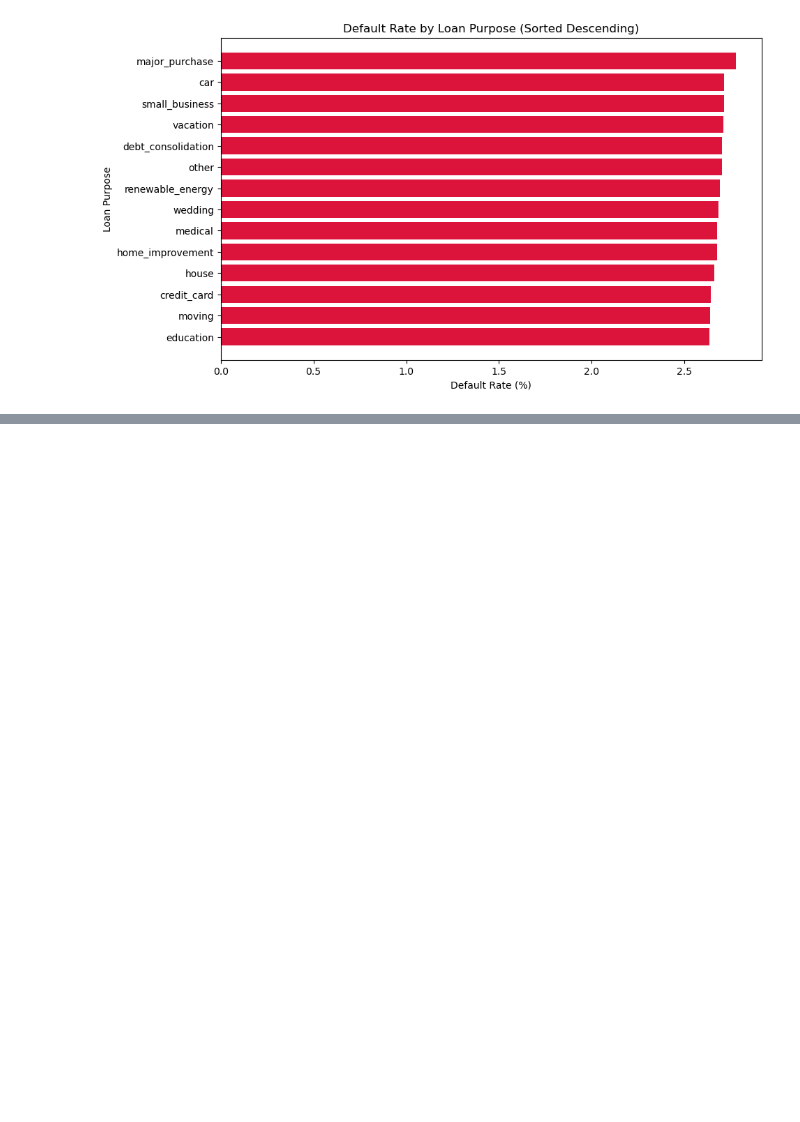
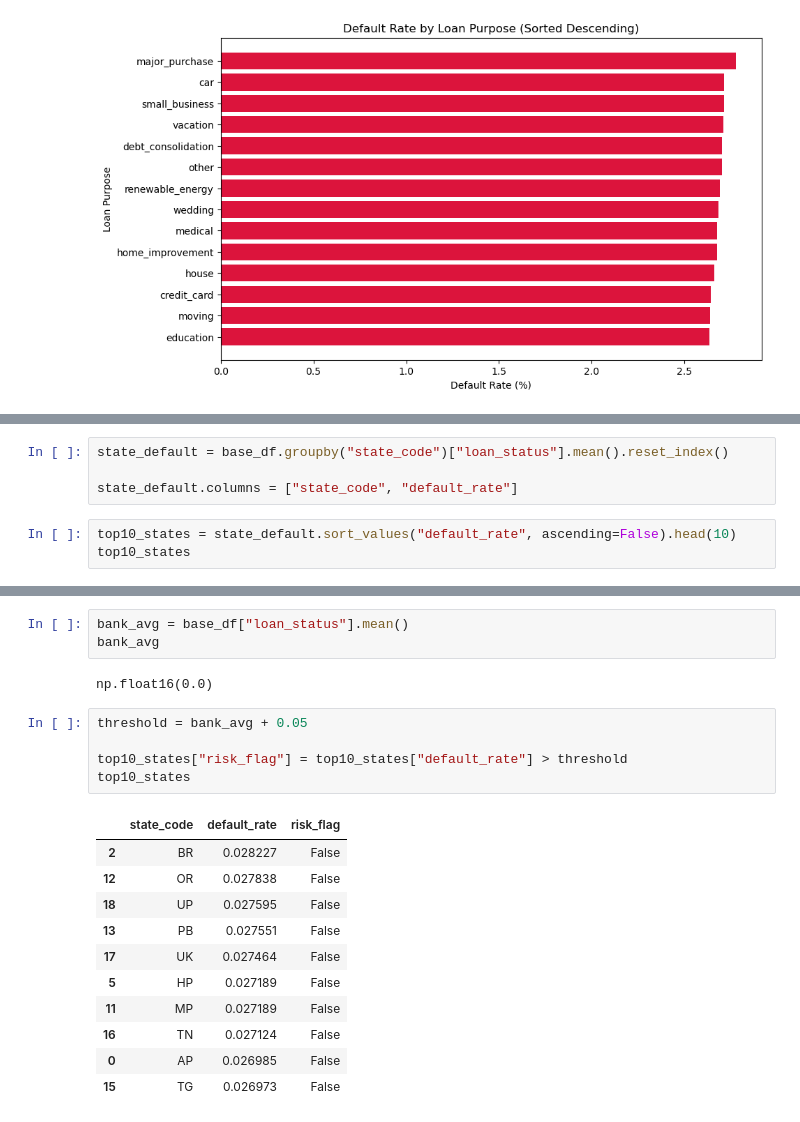
Before and after one commit to Payal10-Git/finalEDA, a Jupyter notebook: EDA_FINAL_35.ipynb, the cells around one changed output, grey strips where cells are left out. Drawn from its saved outputs; the diff is of its cells as text; blank space fills up the shorter version.

```diff
--- a/EDA_FINAL_35.ipynb
+++ b/EDA_FINAL_35.ipynb
@@ -1415,0 +1445,7 @@ plt.show()
+# %%
+state_default = base_df.groupby("state_code")["loan_status"].mean().reset_index()
+
+state_default.columns = ["state_code", "default_rate"]
+# %%
+top10_states = state_default.sort_values("default_rate", ascending=False).head(10)
+top10_states
@@ -1415,0 +1464,22 @@ plt.show()
+# %%
+bank_avg = base_df["loan_status"].mean()
+bank_avg
+# %% [output]
+np.float16(0.0)
+# %%
+threshold = bank_avg + 0.05
+
+top10_states["risk_flag"] = top10_states["default_rate"] > threshold
+top10_states
+# %% [output]
+|  | state_code | default_rate | risk_flag |
+| 2 | BR | 0.028227 | False |
+| 12 | OR | 0.027838 | False |
+| 18 | UP | 0.027595 | False |
+| 13 | PB | 0.027551 | False |
+| 17 | UK | 0.027464 | False |
+| 5 | HP | 0.027189 | False |
+| 11 | MP | 0.027189 | False |
+| 16 | TN | 0.027124 | False |
+| 0 | AP | 0.026985 | False |
+| 15 | TG | 0.026973 | False |
```
Also changed, not shown: parts of 96 cells of this notebook.
